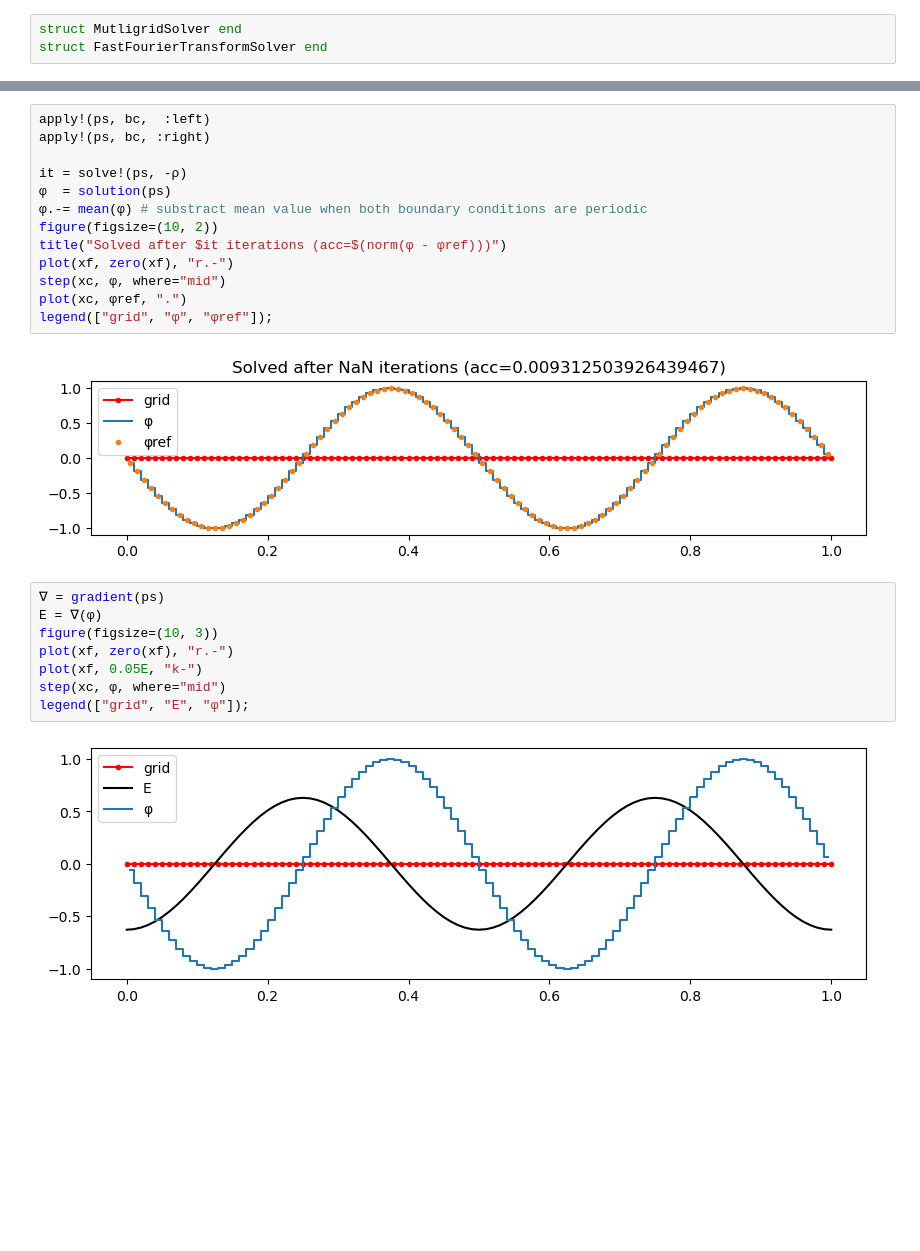
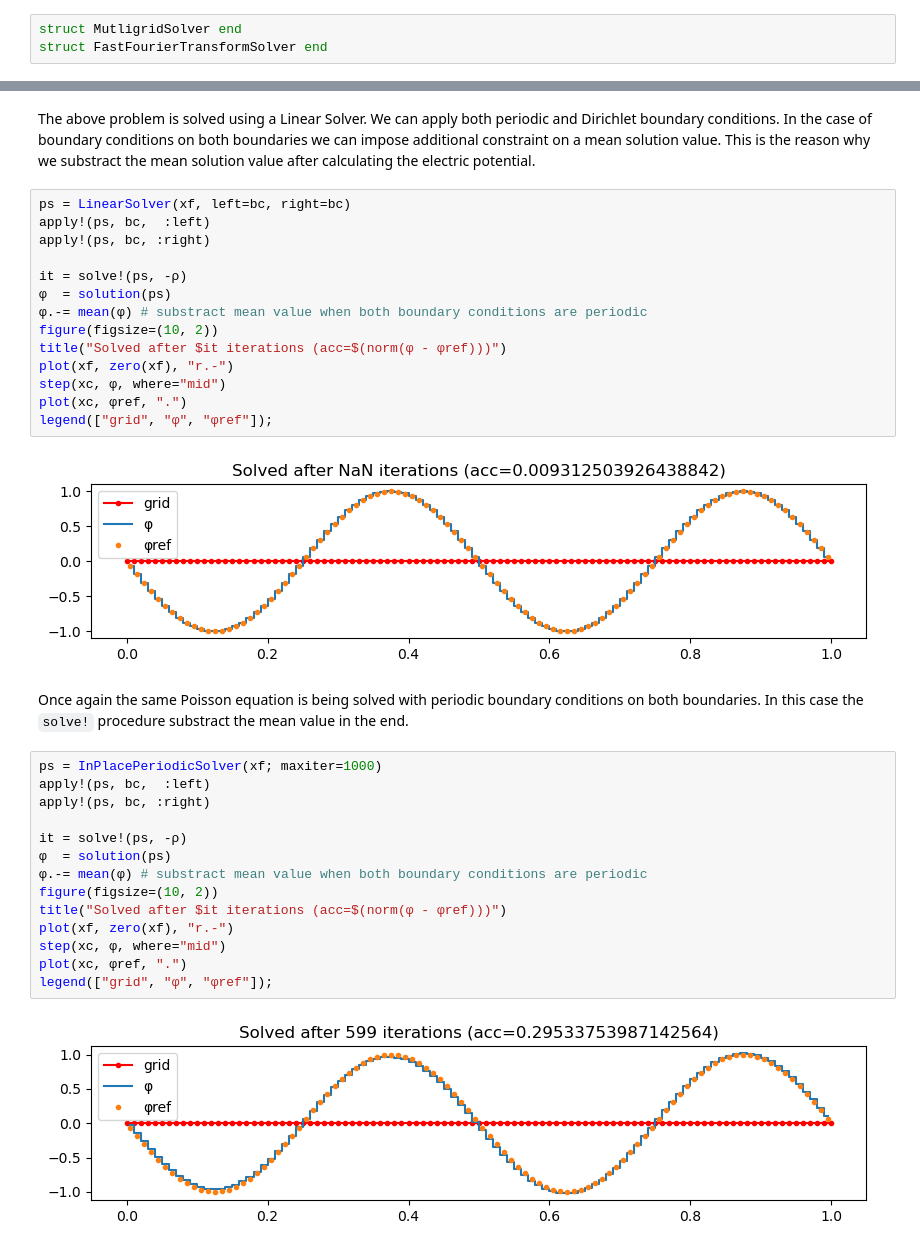
Before and after one commit to bchaber/pole, a Jupyter notebook: PoissonEquation.ipynb, the cells around one changed output, grey strips where cells are left out. Cells and saved outputs as stored; diff of their text form; blank space fills up the shorter version.

Commit message:
Compare InPlace and Linear solvers

```diff
--- a/PoissonEquation.ipynb
+++ b/PoissonEquation.ipynb
@@ -73,5 +94,9 @@ f(x) = (2π * 2)^2 * sin(2π * 2x)
 nothing
+# %% [markdown]
+The above problem is solved using a Linear Solver. We can apply both periodic and Dirichlet boundary conditions.
+In the case of boundary conditions on both boundaries we can impose additional constraint on a mean solution value. This is the reason why we substract the mean solution value after calculating the electric potential.
 # %%
+ps = LinearSolver(xf, left=bc, right=bc)
 apply!(ps, bc,  :left)
 apply!(ps, bc, :right)
 
@@ -86,13 +111,21 @@ plot(xc, φref, ".")
 legend(["grid", "φ", "φref"]);
 # %% [output]
 [figure]
-# %%
-∇ = gradient(ps)
-E = ∇(φ)
-figure(figsize=(10, 3))
-plot(xf, zero(xf), "r.-")
-plot(xf, 0.05E, "k-")
-step(xc, φ, where="mid")
-legend(["grid", "E", "φ"]);
-# %% [output]
-[figure, removed]
+# %% [markdown]
+Once again the same Poisson equation is being solved with periodic boundary conditions on both boundaries. In this case the `solve!` procedure substract the mean value in the end.
+# %%
+ps = InPlacePeriodicSolver(xf; maxiter=1000)
+apply!(ps, bc,  :left)
+apply!(ps, bc, :right)
+
+it = solve!(ps, -ρ)
+φ  = solution(ps)
+φ.-= mean(φ) # substract mean value when both boundary conditions are periodic
+figure(figsize=(10, 2))
+title("Solved after $it iterations (acc=$(norm(φ - φref)))")
+plot(xf, zero(xf), "r.-")
+step(xc, φ, where="mid")
+plot(xc, φref, ".")
+legend(["grid", "φ", "φref"]);
+# %% [output]
+[figure, added]
```
Also changed, not shown: parts of 10 cells of this notebook.
